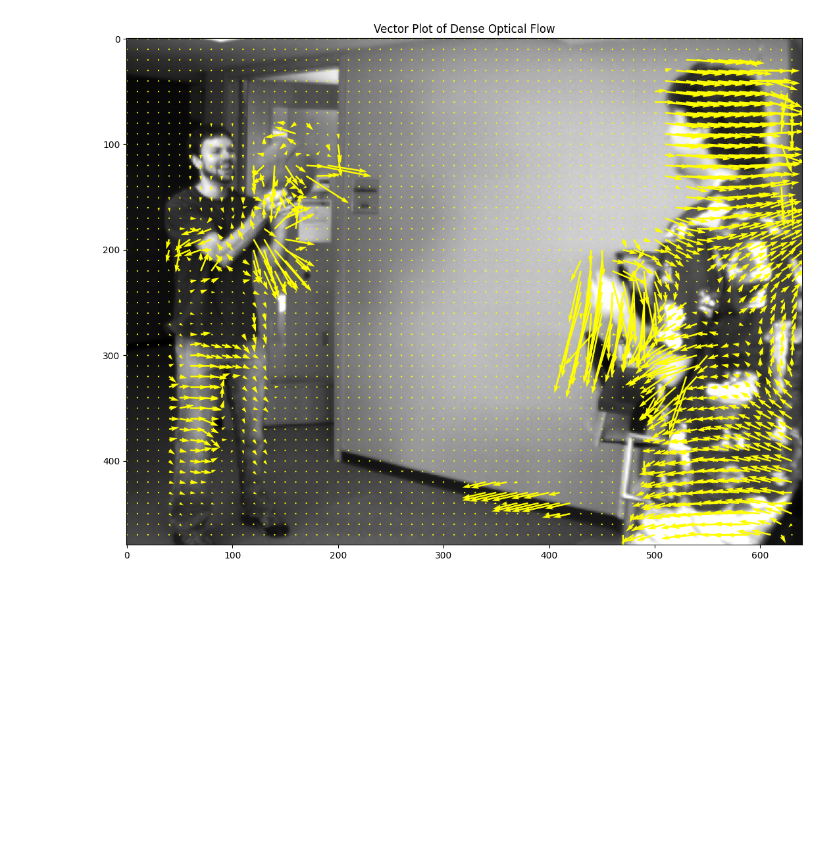
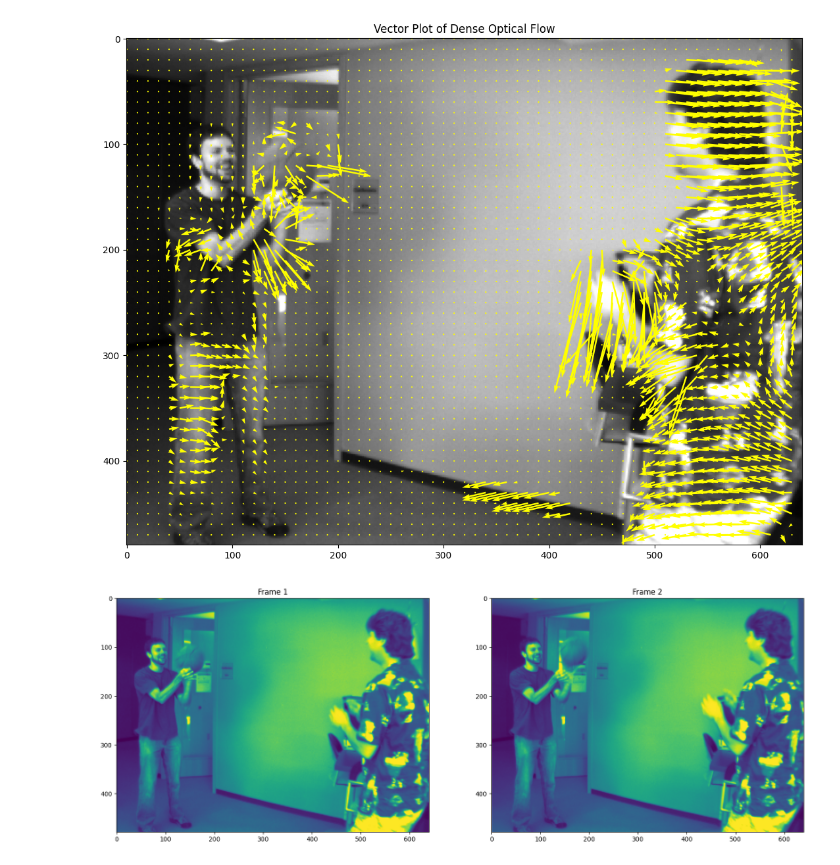
Before and after one commit to trucchau171/opticalFlow_HornSchunck, a Jupyter notebook: OF_HornSchunck.ipynb, the cells around one changed output. Cells and saved outputs as stored; diff of their text form; code cells hidden in the pictures; blank space fills up the shorter version.

```diff
--- a/OF_HornSchunck.ipynb
+++ b/OF_HornSchunck.ipynb
@@ -292,0 +397,12 @@ plt.show()
+# %%
+fig = plt.figure(figsize=(20, 15))
+rows, cols = 1, 2
+fig.add_subplot(rows, cols, 1)
+plt.imshow(prvs)
+plt.title('Frame 1')
+fig.add_subplot(rows, cols, 2)
+plt.imshow(next)
+plt.title('Frame 2')
+plt.show()
+# %% [output]
+[figure, added]
```
Also changed, not shown: parts of 18 cells of this notebook, 2 other files.
